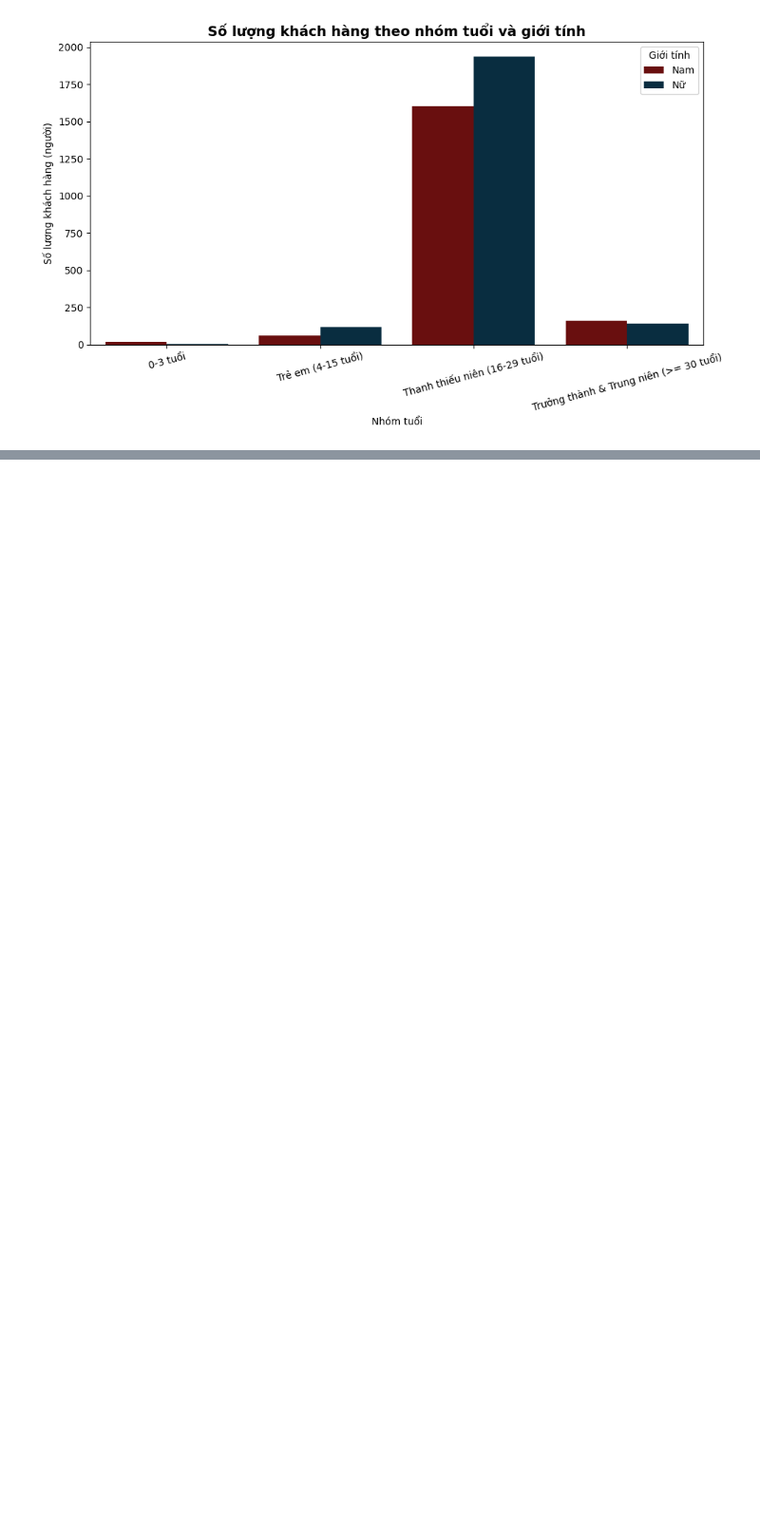
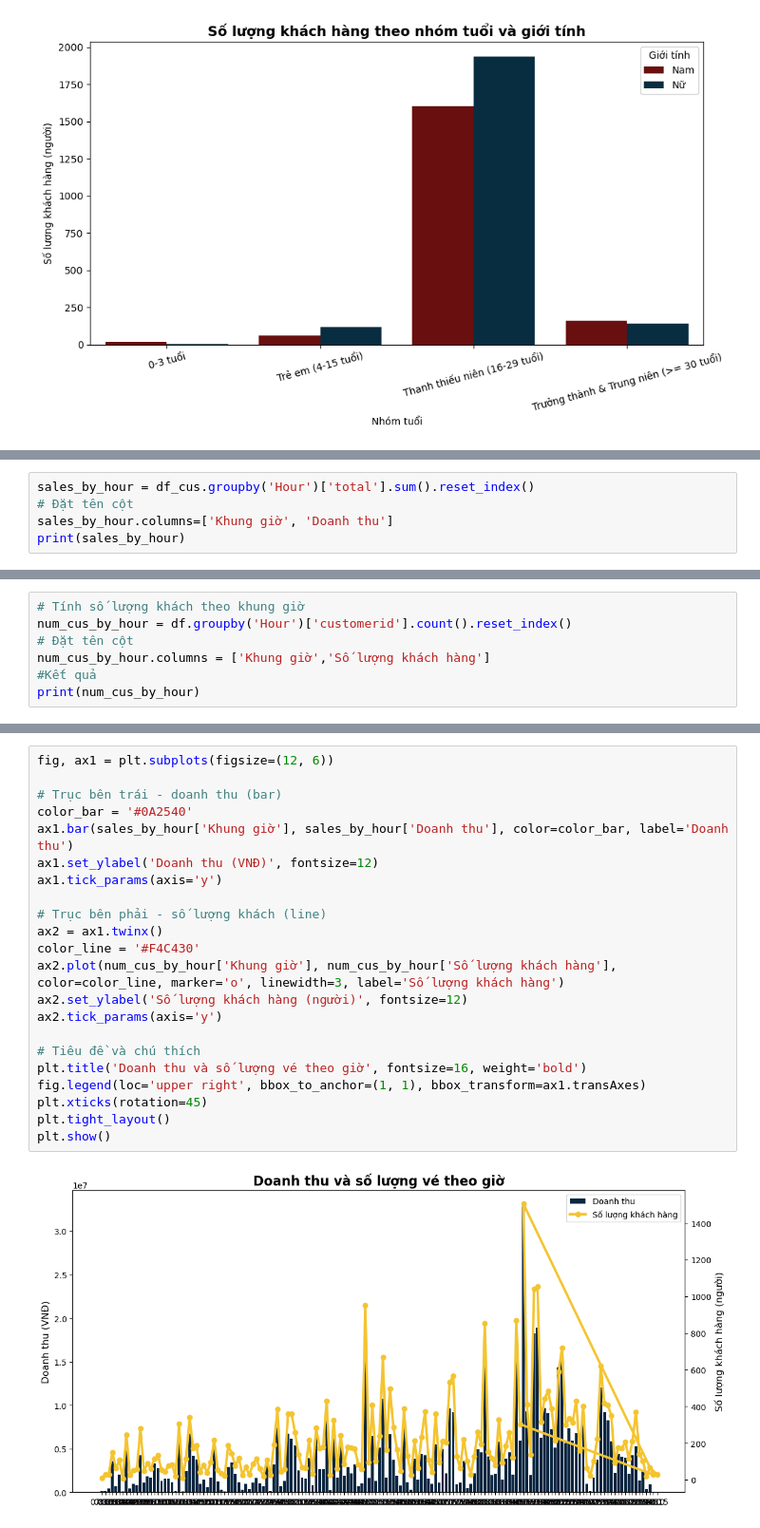
Before and after one commit to Thao1274/Nhom_5_Mid_term_1, a Jupyter notebook: Visualization.ipynb, the cells around one changed output, grey strips where cells are left out. Shown: that part at 95% size. Saved outputs shown, nothing was run; the diff lists cells and outputs as text; blank space fills up the shorter version.

```diff
--- a/Visualization.ipynb
+++ b/Visualization.ipynb
@@ -571,0 +647,5 @@ plt.show()
+# %%
+sales_by_hour = df_cus.groupby('Hour')['total'].sum().reset_index()
+# Đặt tên cột
+sales_by_hour.columns=['Khung giờ', 'Doanh thu']
+print(sales_by_hour)
@@ -571,0 +684,7 @@ plt.show()
+# %%
+# Tính số lượng khách theo khung giờ
+num_cus_by_hour = df.groupby('Hour')['customerid'].count().reset_index()
+# Đặt tên cột
+num_cus_by_hour.columns = ['Khung giờ','Số lượng khách hàng']
+#Kết quả
+print(num_cus_by_hour)
@@ -571,0 +706,24 @@ plt.show()
+# %%
+fig, ax1 = plt.subplots(figsize=(12, 6))
+
+# Trục bên trái - doanh thu (bar)
+color_bar = '#0A2540'
+ax1.bar(sales_by_hour['Khung giờ'], sales_by_hour['Doanh thu'], color=color_bar, label='Doanh thu')
+ax1.set_ylabel('Doanh thu (VNĐ)', fontsize=12)
+ax1.tick_params(axis='y')
+
+# Trục bên phải - số lượng khách (line)
+ax2 = ax1.twinx()
+color_line = '#F4C430'
+ax2.plot(num_cus_by_hour['Khung giờ'], num_cus_by_hour['Số lượng khách hàng'], color=color_line, marker='o', linewidth=3, label='Số lượng khách hàng')
+ax2.set_ylabel('Số lượng khách hàng (người)', fontsize=12)
+ax2.tick_params(axis='y')
+
+# Tiêu đề và chú thích
+plt.title('Doanh thu và số lượng vé theo giờ', fontsize=16, weight='bold')
+fig.legend(loc='upper right', bbox_to_anchor=(1, 1), bbox_transform=ax1.transAxes)
+plt.xticks(rotation=45)
+plt.tight_layout()
+plt.show()
+# %% [output]
+[figure, added]
```
Also changed, not shown: parts of 17 cells of this notebook.
